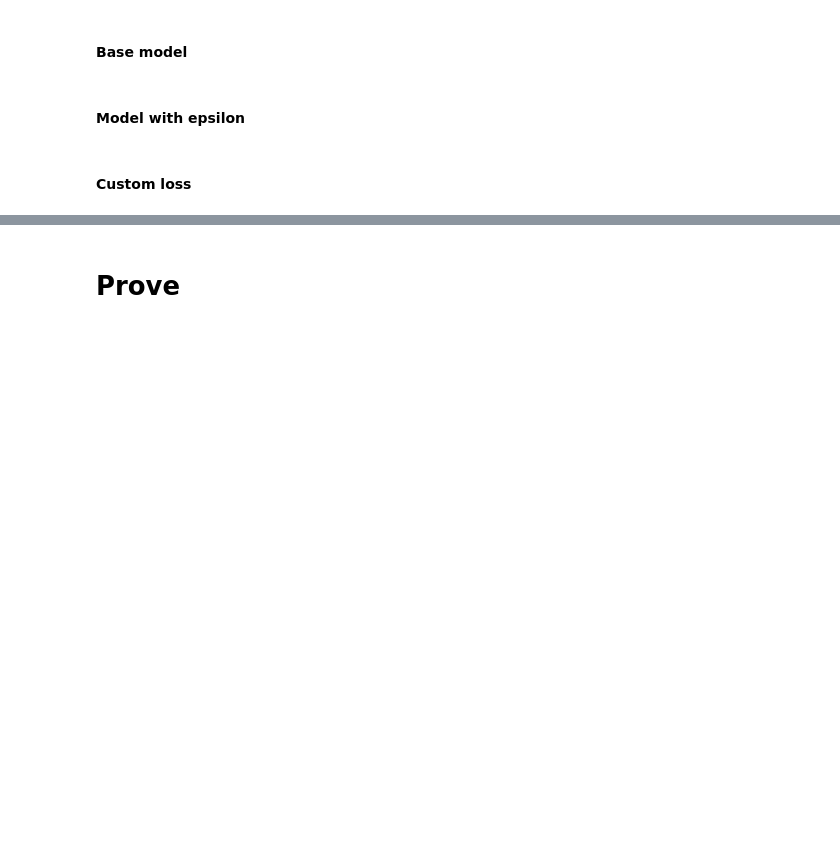
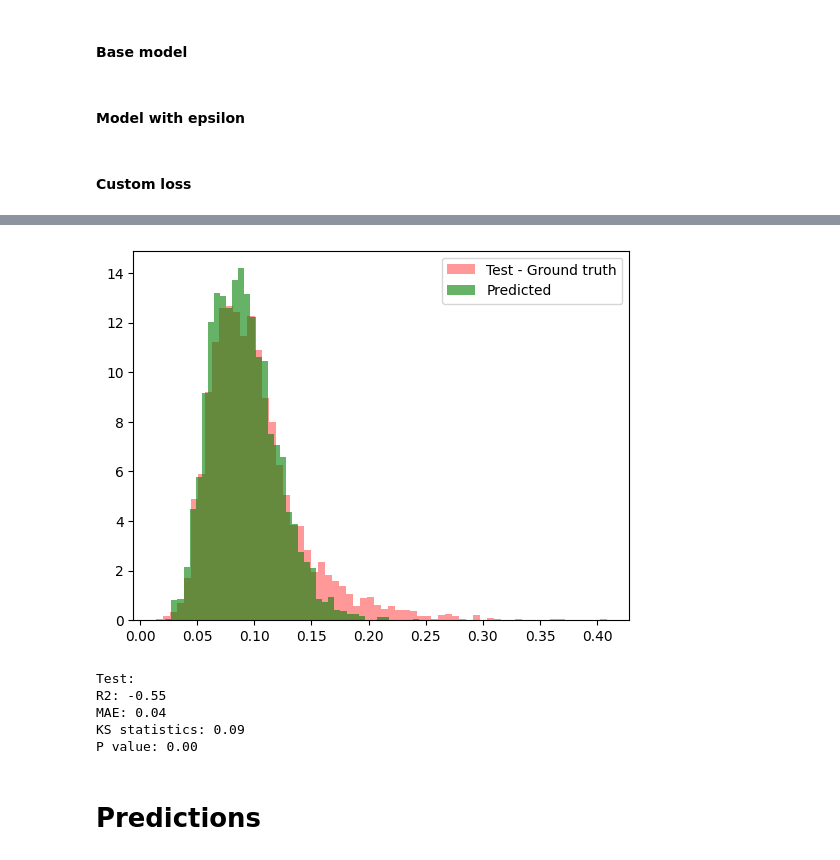
Before and after one commit to oshodiS/Rainfall-BetaEstimation, a Jupyter notebook: Rainfall.ipynb, the cells around one changed output, grey strips where cells are left out. Cells and saved outputs as stored; diff of their text form; code cells hidden in the pictures; blank space fills up the shorter version.

```diff
--- a/Rainfall.ipynb
+++ b/Rainfall.ipynb
@@ -472,2 +545,20 @@ def custom_loss_cdf(y_true, dist):
+# %%
+num_samples = 1 #1 sample for each distribution
+dist_test = model(X_test)
+y_pred_test = dist_test.sample(num_samples).numpy().ravel()
+
+r2_test, mae_test, ks_statistics, p_value = get_scores(y_test, y_pred_test, 'Test - Ground truth', 'red')
+print('Test:')
+print(f'R2: {r2_test:.2f}')
+print(f'MAE: {mae_test:.2f}')
+print(f'KS statistics: {ks_statistics:.2f}')
+print(f'P value: {p_value:.2f}')
+# %% [output]
+[figure, added]
+Test:
+R2: -0.55
+MAE: 0.04
+KS statistics: 0.09
+P value: 0.00
 # %% [markdown]
-# Prove
+# Predictions
```
Also changed, not shown: parts of 24 cells of this notebook.
